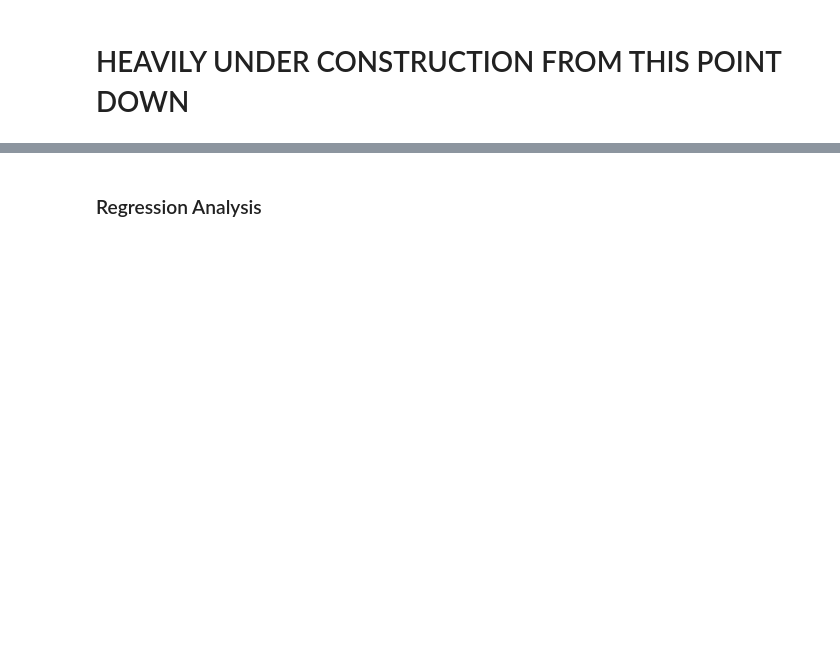
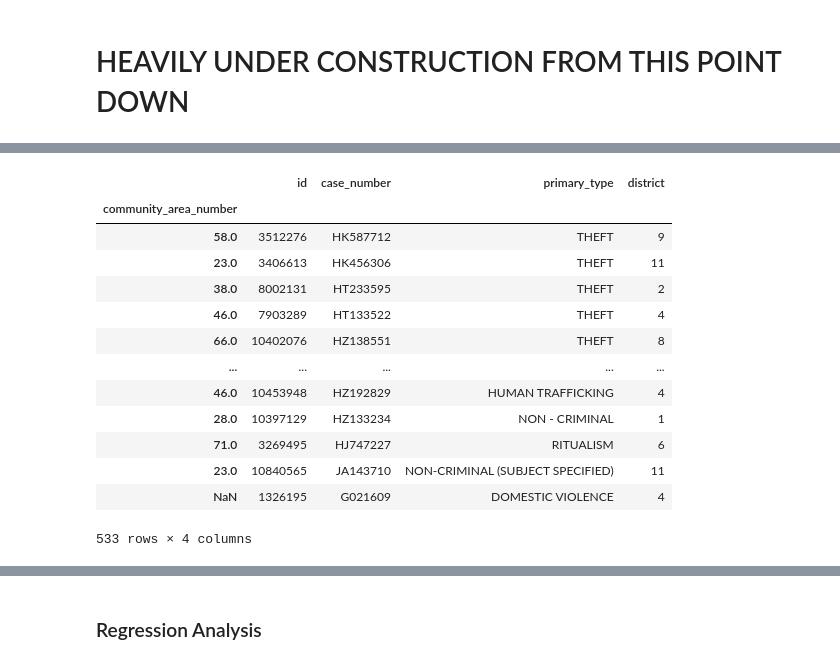
Before and after one commit to georgejordan3/Db2_SQL_Python, a Jupyter notebook: sql_ibm_notebook.ipynb, the cells around one changed output, grey strips where cells are left out. Cells and saved outputs as stored; diff of their text form; code cells hidden in the pictures; blank space fills up the shorter version.

```diff
--- a/sql_ibm_notebook.ipynb
+++ b/sql_ibm_notebook.ipynb
@@ -108,0 +177,21 @@ df.plot.scatter(x="COMMUNITY_AREA_NUMBER", y="HARDSHIP_INDEX")
+# %%
+# FIX, FIRST PRIORITY
+# Alter dataframe so community_area_number is index and counts are the only column
+crime = df3[['id', 'case_number', 'primary_type', 'community_area_number', 'district']].copy()
+crime = crime.set_index('community_area_number')
+crime
+# %% [output]
+|  | id | case_number | primary_type | district |
+| community_area_number |  |  |  |  |
+| 58.0 | 3512276 | HK587712 | THEFT | 9 |
+| 23.0 | 3406613 | HK456306 | THEFT | 11 |
+| 38.0 | 8002131 | HT233595 | THEFT | 2 |
+| 46.0 | 7903289 | HT133522 | THEFT | 4 |
+| 66.0 | 10402076 | HZ138551 | THEFT | 8 |
+| ... | ... | ... | ... | ... |
+| 46.0 | 10453948 | HZ192829 | HUMAN TRAFFICKING | 4 |
+| 28.0 | 10397129 | HZ133234 | NON - CRIMINAL | 1 |
+| 71.0 | 3269495 | HJ747227 | RITUALISM | 6 |
+| 23.0 | 10840565 | JA143710 | NON-CRIMINAL (SUBJECT SPECIFIED) | 11 |
+| NaN | 1326195 | G021609 | DOMESTIC VIOLENCE | 4 |
+533 rows × 4 columns
```
Also changed, not shown: parts of 18 cells of this notebook.
